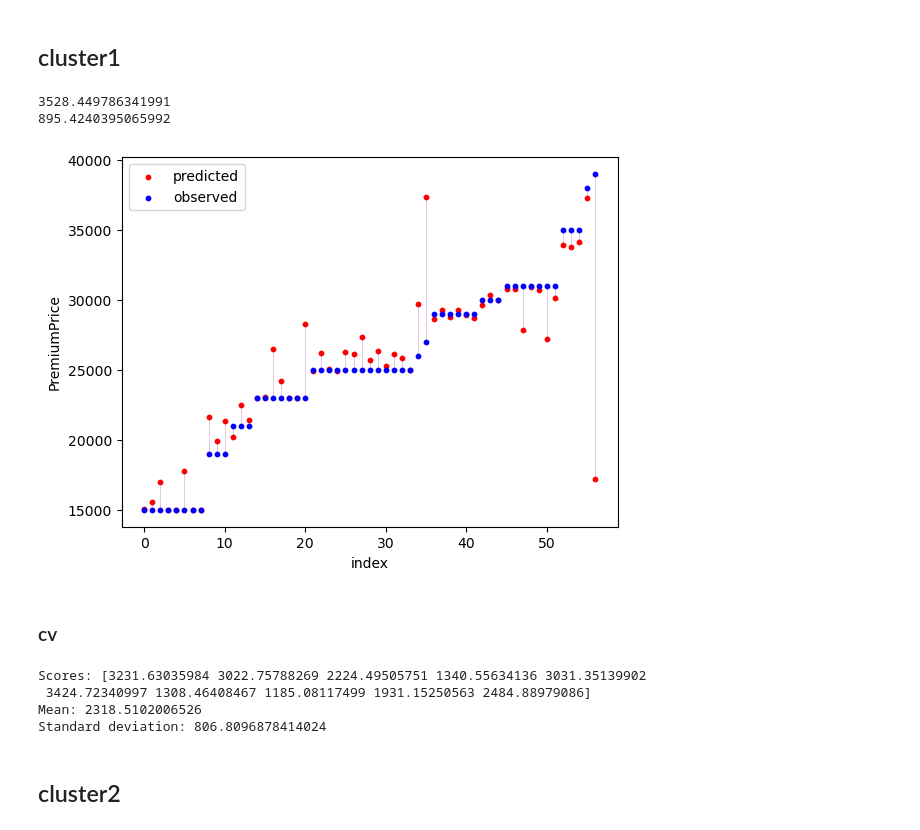
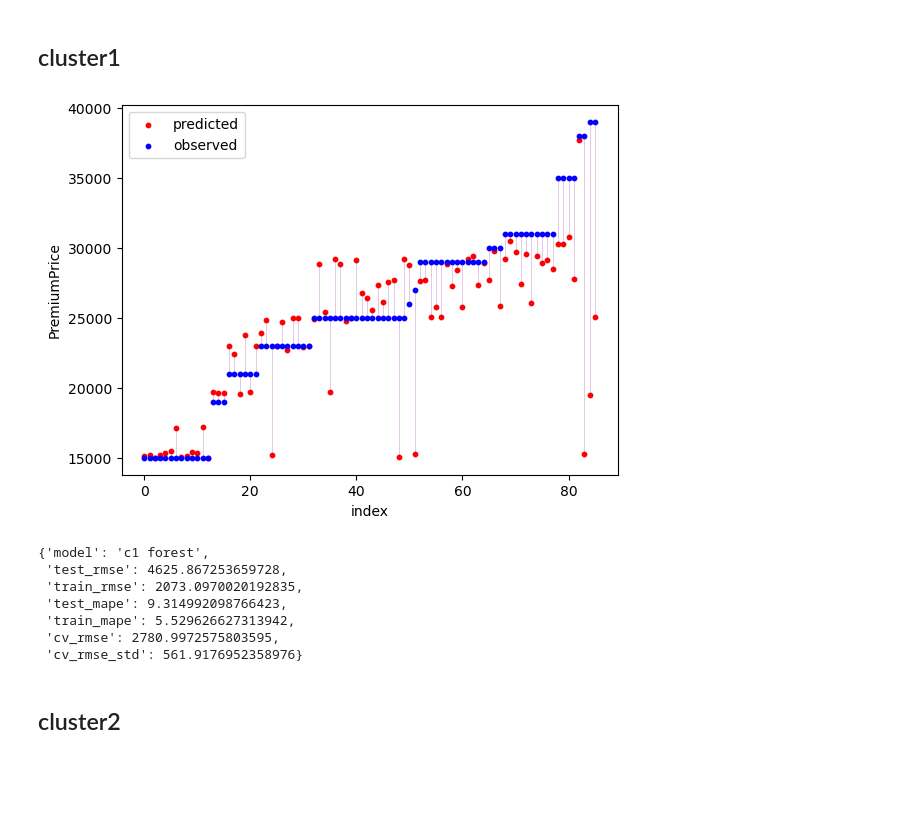
Before and after one commit to OverCat2000/ML_project, a Jupyter notebook: advanceAnalysis.ipynb, the cells around one changed output. Drawn from its saved outputs; the diff is of its cells as text; code cells hidden in the pictures; blank space fills up the shorter version.

```diff
--- a/advanceAnalysis.ipynb
+++ b/advanceAnalysis.ipynb
@@ -891,60 +825,53 @@ dq.drop(["BMI", "BMI_cat"], axis=1, inplace=True)
+# %%
+pipec = clone(pipe)
+pipec = clone(pipe).set_params(**{'cluster__drop': False})
 # %%
-cluster1 = dq[dq.cluster == 1]
-cluster2 = dq[dq.cluster == 2]
-cluster3 = dq[dq.cluster == 3]
+cluster1 = dt[dt.cluster == 1]
+cluster2 = dt[dt.cluster == 2]
+cluster3 = dt[dt.cluster == 3]
 # %% [markdown]
 ## cluster1
 # %%
-X_c1 = cluster1.drop("PremiumPrice", axis=1)
+X_c1 = cluster1.drop(["PremiumPrice", "cluster"], axis=1)
 y_c1 = cluster1.PremiumPrice
-X_c1_train, X_c1_test, y_c1_train, y_c1_test = train_test_split(X_c1, y_c1, test_size=0.2, random_state=42)
+x_c1_train, x_c1_test, y_c1_train, y_c1_test = train_test_split(X_c1, y_c1, test_size=0.3, random_state=42)
+X_c1_train = pipec.fit_transform(x_c1_train)
+X_c1_test = pipec.fit_transform(x_c1_test)
 
-forest_reg = RandomForestRegressor(random_state=42)
+c1forest_reg = RandomForestRegressor(random_state=42, max_depth=5, n_estimators=300, n_jobs=-1, min_samples_leaf=2)
+c1forest_reg.fit(X_c1_train, y_c1_train)
 
-forest_reg.fit(X_c1_train, y_c1_train)
-
-pred_c1_test = forest_reg.predict(X_c1_test)
-
-print(np.sqrt(mean_squared_error(y_c1_test, pred_c1_test)))
-
-#train rmse
-pred_c1_train = forest_reg.predict(X_c1_train)
-print(np.sqrt(mean_squared_error(y_c1_train, pred_c1_train)))
-
+pred_c1_test = c1forest_reg.predict(X_c1_test)
+pred_c1_train = c1forest_reg.predict(X_c1_train)
 
 temp = pd.DataFrame({'Observed':y_c1_test, 'predicted':pred_c1_test})
 temp.sort_values('Observed', inplace=True)
 temp.reset_index(drop=True, inplace=True)
 
 fig, ax = plt.subplots()
 
 ax.vlines(temp.index, temp.Observed, temp.Observed - (temp.Observed - temp.predicted), color='purple', linestyle='-', linewidth=0.5, alpha=0.3)
 
 ax.scatter(temp.index, temp.predicted, color='red', marker='o', label='predicted', s=10)
 ax.scatter(temp.index, temp.Observed, color='blue', marker='o', label='observed', s=10)
 
 ax.set_xlabel('index')
 ax.set_ylabel("PremiumPrice")
 ax.legend()
 
 plt.show()
 # %% [output]
-3528.449786341991
-895.4240395065992
-[figure, old version]
+[figure, new version]
-# %% [markdown]
-### cv
-# %%
-scores = cross_val_score(forest_reg, X_c1_train, y_c1_train, scoring="neg_mean_squared_error", cv=10)
-
-scores = np.sqrt(-scores)
-
-display_scores(scores)
-# %% [output]
-Scores: [3231.63035984 3022.75788269 2224.49505751 1340.55634136 3031.35139902
- 3424.72340997 1308.46408467 1185.08117499 1931.15250563 2484.88979086]
-Mean: 2318.5102006526
-Standard deviation: 806.8096878414024
+# %%
+eval(c1forest_reg, "c1 forest", X_c1_train, X_c1_test, y_c1_train, y_c1_test)
+# %% [output]
+{'model': 'c1 forest',
+ 'test_rmse': 4625.867253659728,
+ 'train_rmse': 2073.0970020192835,
+ 'test_mape': 9.314992098766423,
+ 'train_mape': 5.529626627313942,
+ 'cv_rmse': 2780.9972575803595,
+ 'cv_rmse_std': 561.9176952358976}
 # %% [markdown]
 ## cluster2
 # %%
```
Also changed, not shown: parts of 59 cells of this notebook.
